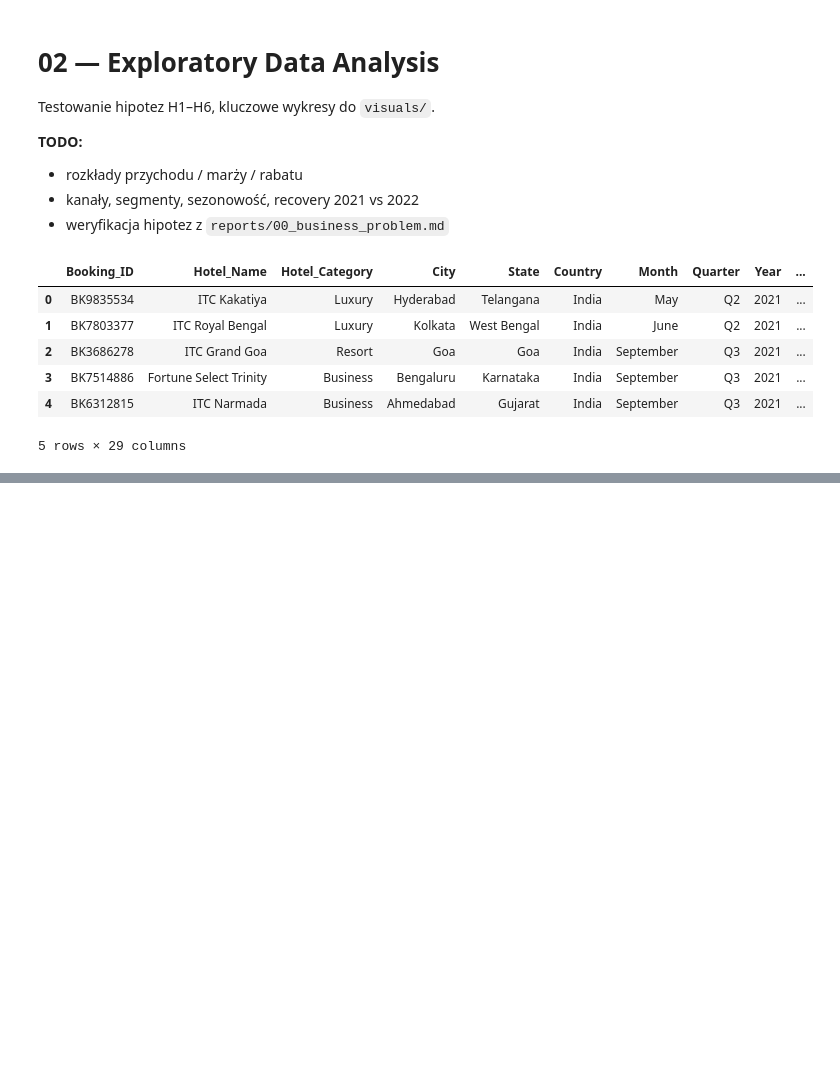
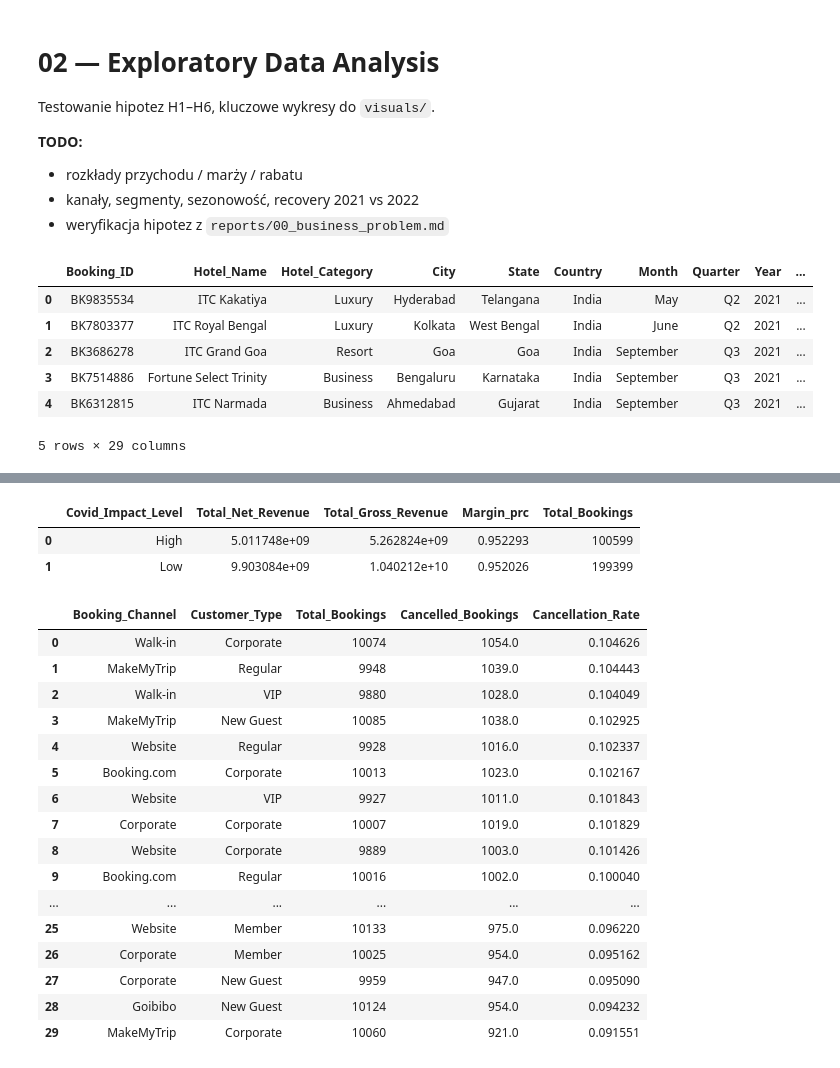
Before and after one commit to maksymzg/hotel-revenue-analytics, a Jupyter notebook: notebooks/02_eda.ipynb, the cells around one changed output, grey strips where cells are left out. Cells and saved outputs as stored; diff of their text form; code cells hidden in the pictures; blank space fills up the shorter version.

```diff
--- a/notebooks/02_eda.ipynb
+++ b/notebooks/02_eda.ipynb
@@ -35,0 +134,53 @@ display(df_preview)
+# %%
+query = """
+SELECT Covid_Impact_Level,
+    SUM(Net_Revenue) AS Total_Net_Revenue,
+    SUM(Gross_Revenue) AS Total_Gross_Revenue,
+    SUM(Net_Revenue) / CAST(SUM(Gross_Revenue) AS DOUBLE) AS Margin_prc,
+    COUNT(*) AS Total_Bookings
+FROM bookings
+GROUP BY Covid_Impact_Level;
+"""
+
+df_covid_impact = conn.execute(query).df()
+display(df_covid_impact)
+# %% [output]
+|  | Covid_Impact_Level | Total_Net_Revenue | Total_Gross_Revenue | Margin_prc | Total_Bookings |
+| 0 | High | 5.011748e+09 | 5.262824e+09 | 0.952293 | 100599 |
+| 1 | Low | 9.903084e+09 | 1.040212e+10 | 0.952026 | 199399 |
+# %%
+query_cancellations = """
+SELECT
+    Booking_Channel,
+    Customer_Type,
+    COUNT(*) AS Total_Bookings,
+    SUM(CASE WHEN Occupancy_Status = 'Cancelled' THEN 1 ELSE 0 END) AS Cancelled_Bookings,
+    AVG(CASE WHEN Occupancy_Status = 'Cancelled' THEN 1.0 ELSE 0.0 END) AS Cancellation_Rate
+FROM bookings
+GROUP BY
+    Booking_Channel,
+    Customer_Type
+ORDER BY
+    Cancellation_Rate DESC;
+"""
+
+df_cancellations = conn.execute(query_cancellations).df()
+display(df_cancellations)
+# %% [output]
+|  | Booking_Channel | Customer_Type | Total_Bookings | Cancelled_Bookings | Cancellation_Rate |
+| 0 | Walk-in | Corporate | 10074 | 1054.0 | 0.104626 |
+| 1 | MakeMyTrip | Regular | 9948 | 1039.0 | 0.104443 |
+| 2 | Walk-in | VIP | 9880 | 1028.0 | 0.104049 |
+| 3 | MakeMyTrip | New Guest | 10085 | 1038.0 | 0.102925 |
+| 4 | Website | Regular | 9928 | 1016.0 | 0.102337 |
+| 5 | Booking.com | Corporate | 10013 | 1023.0 | 0.102167 |
+| 6 | Website | VIP | 9927 | 1011.0 | 0.101843 |
+| 7 | Corporate | Corporate | 10007 | 1019.0 | 0.101829 |
+| 8 | Website | Corporate | 9889 | 1003.0 | 0.101426 |
+| 9 | Booking.com | Regular | 10016 | 1002.0 | 0.100040 |
+| ... | ... | ... | ... | ... | ... |
+| 25 | Website | Member | 10133 | 975.0 | 0.096220 |
+| 26 | Corporate | Member | 10025 | 954.0 | 0.095162 |
+| 27 | Corporate | New Guest | 9959 | 947.0 | 0.095090 |
+| 28 | Goibibo | New Guest | 10124 | 954.0 | 0.094232 |
+| 29 | MakeMyTrip | Corporate | 10060 | 921.0 | 0.091551 |
```
Also changed, not shown: parts of 5 cells of this notebook.
